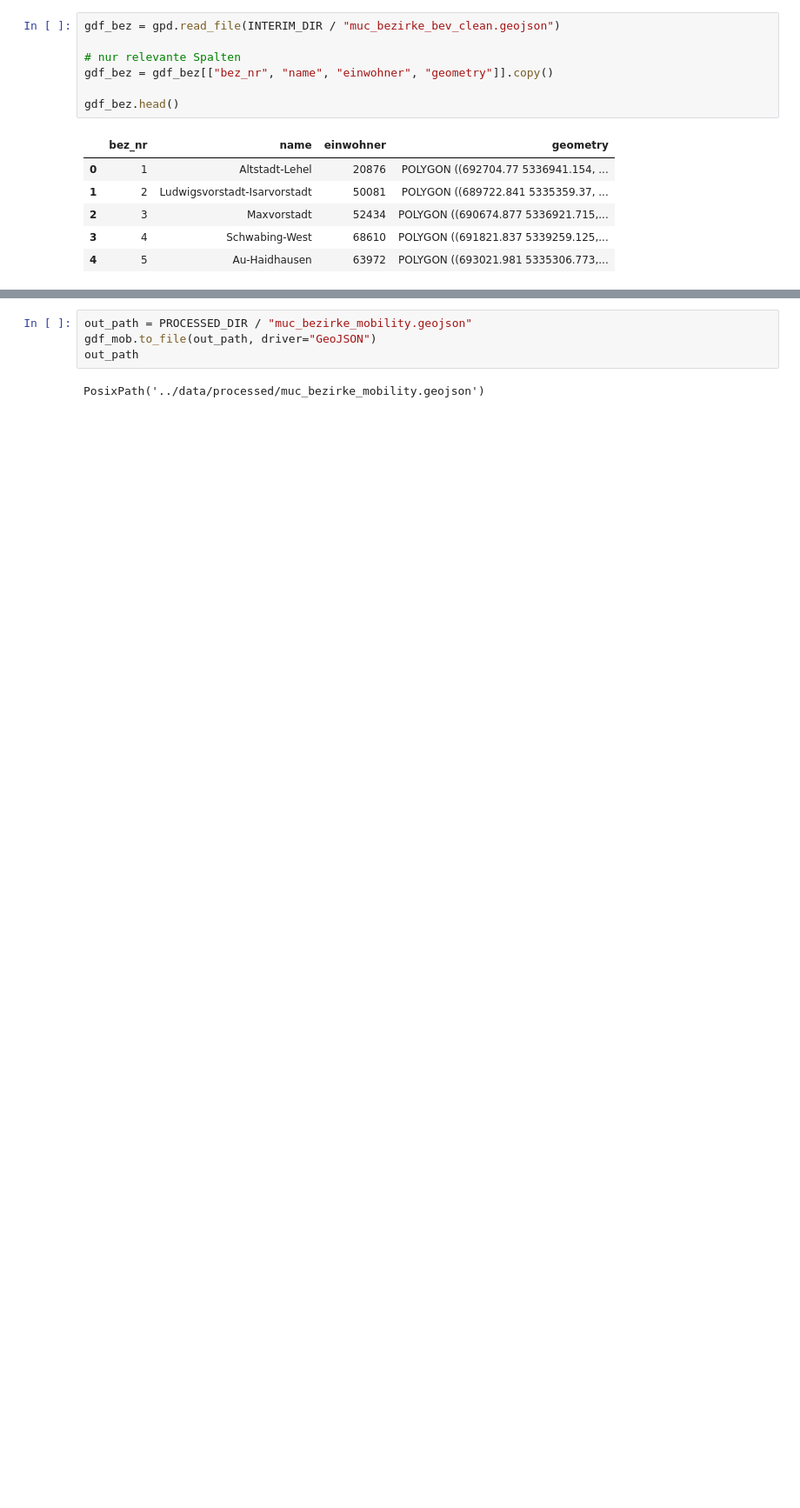
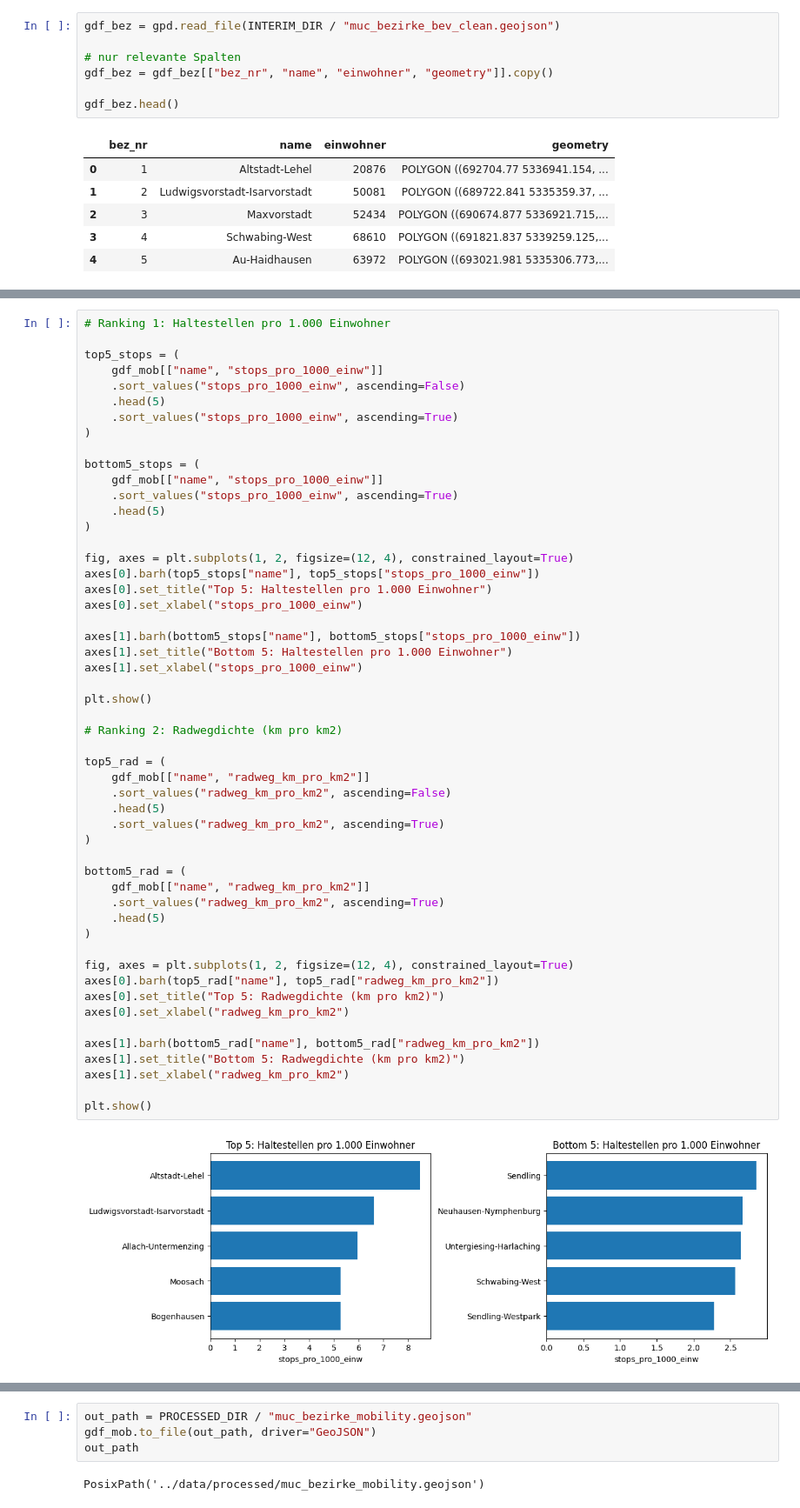
Before and after one commit to Lucas103003/active-city-project, a Jupyter notebook: notebooks/04_mobility_muc.ipynb, the cells around one changed output, grey strips where cells are left out. Shown at 87% size. Drawn from its saved outputs; the diff is of its cells as text; blank space fills up the shorter version.

```diff
--- a/notebooks/04_mobility_muc.ipynb
+++ b/notebooks/04_mobility_muc.ipynb
@@ -223,0 +351,54 @@ plt.show()
+# %%
+# Ranking 1: Haltestellen pro 1.000 Einwohner
+
+top5_stops = (
+    gdf_mob[["name", "stops_pro_1000_einw"]]
+    .sort_values("stops_pro_1000_einw", ascending=False)
+    .head(5)
+    .sort_values("stops_pro_1000_einw", ascending=True)
+)
+
+bottom5_stops = (
+    gdf_mob[["name", "stops_pro_1000_einw"]]
+    .sort_values("stops_pro_1000_einw", ascending=True)
+    .head(5)
+)
+
+fig, axes = plt.subplots(1, 2, figsize=(12, 4), constrained_layout=True)
+axes[0].barh(top5_stops["name"], top5_stops["stops_pro_1000_einw"])
+axes[0].set_title("Top 5: Haltestellen pro 1.000 Einwohner")
+axes[0].set_xlabel("stops_pro_1000_einw")
+
+axes[1].barh(bottom5_stops["name"], bottom5_stops["stops_pro_1000_einw"])
+axes[1].set_title("Bottom 5: Haltestellen pro 1.000 Einwohner")
+axes[1].set_xlabel("stops_pro_1000_einw")
+
+plt.show()
+
+# Ranking 2: Radwegdichte (km pro km2)
+
+top5_rad = (
+    gdf_mob[["name", "radweg_km_pro_km2"]]
+    .sort_values("radweg_km_pro_km2", ascending=False)
+    .head(5)
+    .sort_values("radweg_km_pro_km2", ascending=True)
+)
+
+bottom5_rad = (
+    gdf_mob[["name", "radweg_km_pro_km2"]]
+    .sort_values("radweg_km_pro_km2", ascending=True)
+    .head(5)
+)
+
+fig, axes = plt.subplots(1, 2, figsize=(12, 4), constrained_layout=True)
+axes[0].barh(top5_rad["name"], top5_rad["radweg_km_pro_km2"])
+axes[0].set_title("Top 5: Radwegdichte (km pro km2)")
+axes[0].set_xlabel("radweg_km_pro_km2")
+
+axes[1].barh(bottom5_rad["name"], bottom5_rad["radweg_km_pro_km2"])
+axes[1].set_title("Bottom 5: Radwegdichte (km pro km2)")
+axes[1].set_xlabel("radweg_km_pro_km2")
+
+plt.show()
+# %% [output]
+[figure, added]
```
Also changed, not shown: parts of 48 cells of this notebook.
